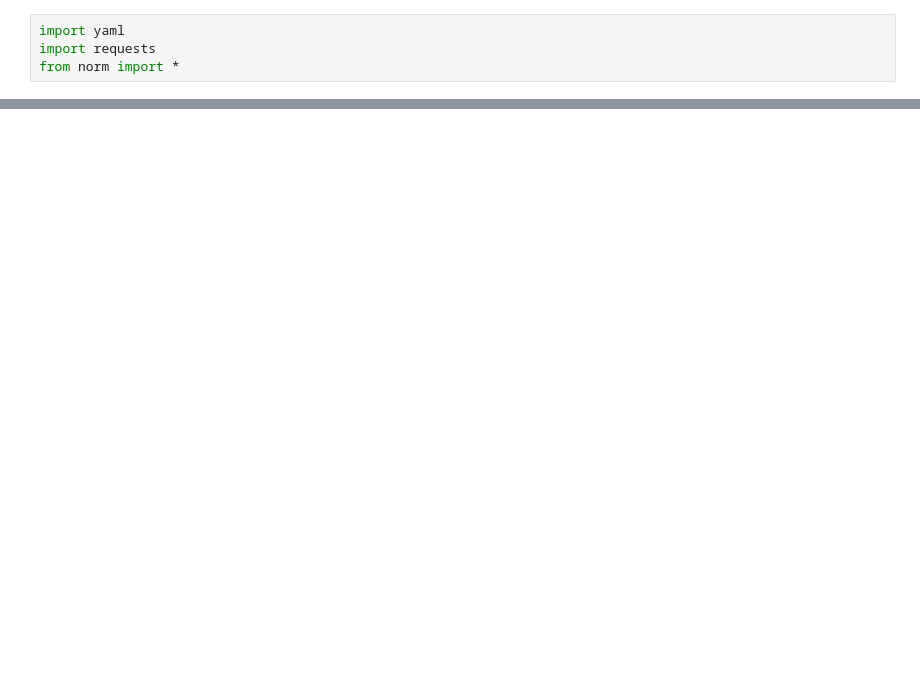
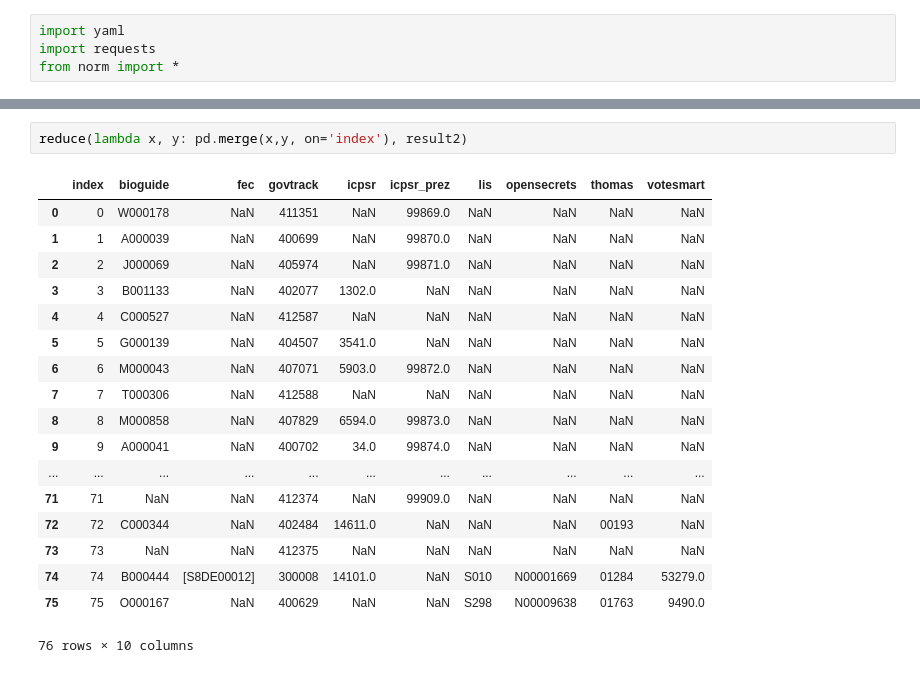
Before and after one commit to metinsenturk/flat_table, a Jupyter notebook: notebooks/Yaml.ipynb, the cells around one changed output, grey strips where cells are left out. Drawn from its saved outputs; the diff is of its cells as text; blank space fills up the shorter version.

```diff
--- a/notebooks/Yaml.ipynb
+++ b/notebooks/Yaml.ipynb
@@ -27,0 +99,21 @@ df_family.head()
+# %%
+reduce(lambda x, y: pd.merge(x,y, on='index'), result2)
+# %% [output]
+|  | index | bioguide | fec | govtrack | icpsr | icpsr_prez | lis | opensecrets | thomas | votesmart |
+| 0 | 0 | W000178 | NaN | 411351 | NaN | 99869.0 | NaN | NaN | NaN | NaN |
+| 1 | 1 | A000039 | NaN | 400699 | NaN | 99870.0 | NaN | NaN | NaN | NaN |
+| 2 | 2 | J000069 | NaN | 405974 | NaN | 99871.0 | NaN | NaN | NaN | NaN |
+| 3 | 3 | B001133 | NaN | 402077 | 1302.0 | NaN | NaN | NaN | NaN | NaN |
+| 4 | 4 | C000527 | NaN | 412587 | NaN | NaN | NaN | NaN | NaN | NaN |
+| 5 | 5 | G000139 | NaN | 404507 | 3541.0 | NaN | NaN | NaN | NaN | NaN |
+| 6 | 6 | M000043 | NaN | 407071 | 5903.0 | 99872.0 | NaN | NaN | NaN | NaN |
+| 7 | 7 | T000306 | NaN | 412588 | NaN | NaN | NaN | NaN | NaN | NaN |
+| 8 | 8 | M000858 | NaN | 407829 | 6594.0 | 99873.0 | NaN | NaN | NaN | NaN |
+| 9 | 9 | A000041 | NaN | 400702 | 34.0 | 99874.0 | NaN | NaN | NaN | NaN |
+| ... | ... | ... | ... | ... | ... | ... | ... | ... | ... | ... |
+| 71 | 71 | NaN | NaN | 412374 | NaN | 99909.0 | NaN | NaN | NaN | NaN |
+| 72 | 72 | C000344 | NaN | 402484 | 14611.0 | NaN | NaN | NaN | 00193 | NaN |
+| 73 | 73 | NaN | NaN | 412375 | NaN | NaN | NaN | NaN | NaN | NaN |
+| 74 | 74 | B000444 | [S8DE00012] | 300008 | 14101.0 | NaN | S010 | N00001669 | 01284 | 53279.0 |
+| 75 | 75 | O000167 | NaN | 400629 | NaN | NaN | S298 | N00009638 | 01763 | 9490.0 |
+76 rows × 10 columns
```
Also changed, not shown: parts of 30 cells of this notebook, 1 other file.
